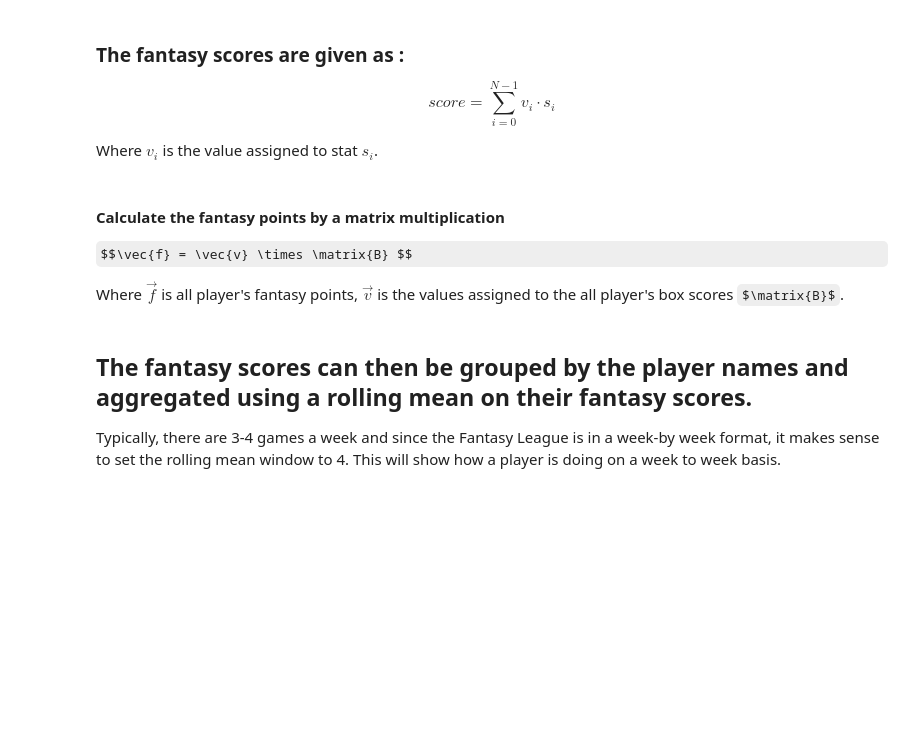
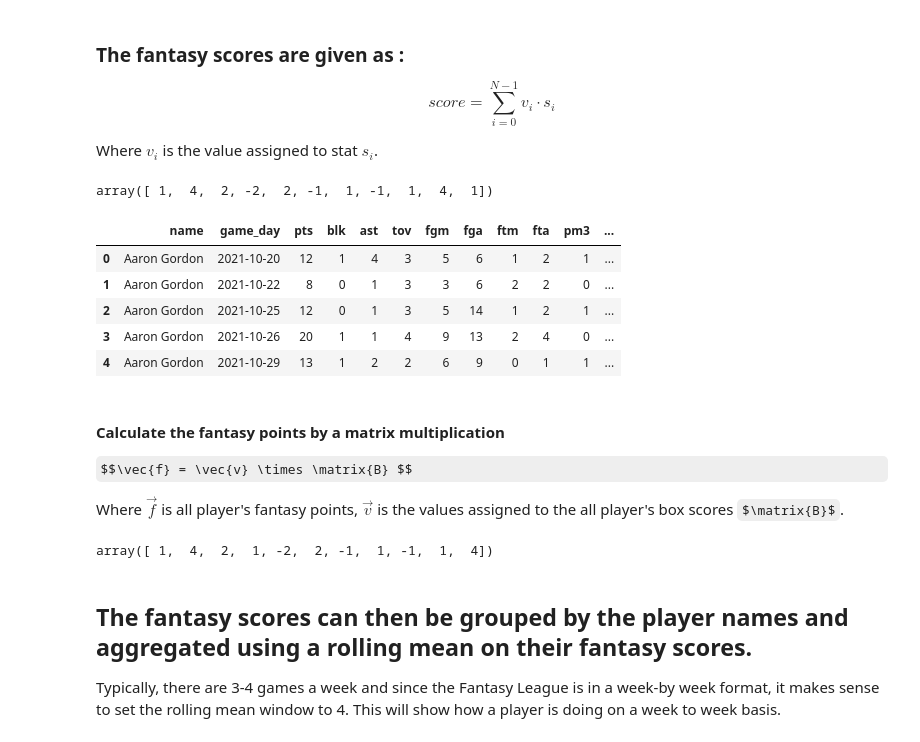
Before and after one commit to Blunt10K/NBA, a Jupyter notebook: notebooks/Fantasy_analysis.ipynb, the cells around one changed output. Saved outputs shown, nothing was run; the diff lists cells and outputs as text; code cells hidden in the pictures; some formulas as TeX source; blank space fills up the shorter version.

```diff
--- a/notebooks/Fantasy_analysis.ipynb
+++ b/notebooks/Fantasy_analysis.ipynb
@@ -30,7 +30,7 @@ from sklearn.cluster import MeanShift
 - Field goals attempted FGA = -1
 - Free throws attempted FTA = -1
 # %%
-value = {"PTS":1,"BLK":4,"AST":2,"REB":1,"TOV":-2,"FGM":2,"FGA":-1,"FTM":1,"FTA":-1,"PM3":1,"STL":4}
+value = {"PTS":1,"BLK":4,"AST":2,"TOV":-2,"FGM":2,"FGA":-1,"FTM":1,"FTA":-1,"PM3":1,"STL":4,"REB":1}
 # %% [markdown]
 ### The fantasy scores are given as :
 $$score = \sum^{N-1}_{i=0} v_i \cdot s_i$$
@@ -39,7 +39,7 @@ Where $v_i$ is the value assigned to stat $s_i$.
 # %%
 v = np.array(list(value.values()))
 # %%
-stats = ", ".join(list(value.keys()))
+stats = ", ".join([k.lower() for k in list(value.keys()) if k != 'REB'])
 # %%
 engine = sqlalchemy.create_engine("mariadb+mariadbconnector://"+environ.get("USER")+\
                                   ":"+environ.get("PSWD")+"@127.0.0.1:3306/nba")
@@ -50,11 +46,24 @@ engine = sqlalchemy.create_engine("mariadb+mariadbconnector://"+environ.get("USE
+# %%
+v
+# %% [output]
+array([ 1,  4,  2, -2,  2, -1,  1, -1,  1,  4,  1])
 # %%
-fields = "Name, " + stats + ", Game_day "
+fields = "name, game_day, " + stats + ", (oreb + dreb) as reb "
 
-join =  "Box_scores INNER JOIN Players on Box_scores.Player_ID = Players.ID "
+join =  'box_scores INNER JOIN players on box_scores.player_id = players.id '
 
-select = "SELECT "+ fields + " FROM " + join + "ORDER BY Game_day desc"
+select = "SELECT "+ fields + "FROM " + join + ' where substring(game_id,1,5) = "00221" ORDER BY name, game_day;'
 # %%
-box_scores = pd.read_sql(select,engine,parse_dates=["Game_day"])
+box_scores = pd.read_sql(select,engine,parse_dates=["game_day"])
+# %%
+box_scores.head()
+# %% [output]
+|  | name | game_day | pts | blk | ast | tov | fgm | fga | ftm | fta | pm3 | ... |
+| 0 | Aaron Gordon | 2021-10-20 | 12 | 1 | 4 | 3 | 5 | 6 | 1 | 2 | 1 | ... |
+| 1 | Aaron Gordon | 2021-10-22 | 8 | 0 | 1 | 3 | 3 | 6 | 2 | 2 | 0 | ... |
+| 2 | Aaron Gordon | 2021-10-25 | 12 | 0 | 1 | 3 | 5 | 14 | 1 | 2 | 1 | ... |
+| 3 | Aaron Gordon | 2021-10-26 | 20 | 1 | 1 | 4 | 9 | 13 | 2 | 4 | 0 | ... |
+| 4 | Aaron Gordon | 2021-10-29 | 13 | 1 | 2 | 2 | 6 | 9 | 0 | 1 | 1 | ... |
 # %% [markdown]
 #### Calculate the fantasy points by a matrix multiplication
 $$\vec{f} = \vec{v} \times \matrix{B} $$
@@ -68,3 +77,7 @@ s = np.array(box_scores.values[:,1:-1],dtype = np.int64)
+# %%
+v
+# %% [output]
+array([ 1,  4,  2,  1, -2,  2, -1,  1, -1,  1,  4])
 # %%
 box_scores["Fantasy Points"] = calc_fantasy_points(v, s.T)
 # %% [markdown]
```
Also changed, not shown: parts of 43 cells of this notebook.
